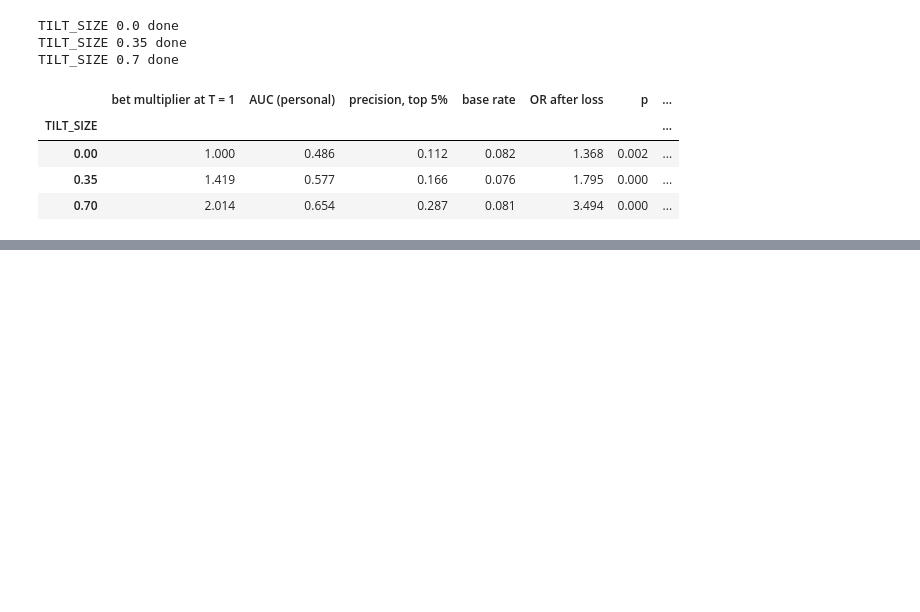
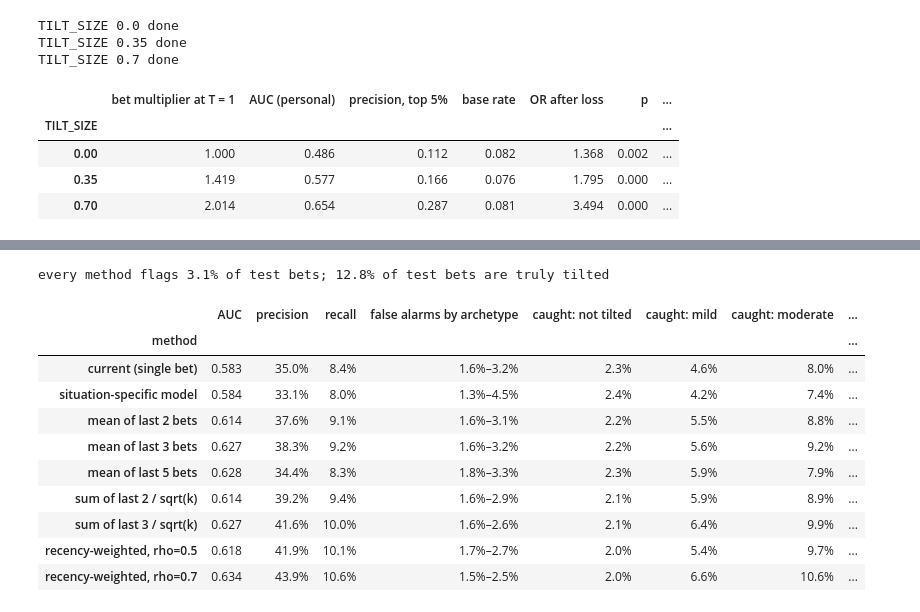
Before and after one commit to nabilislam34/Poker-hand-tilt, a Jupyter notebook: PokerTilt_Simulation.ipynb, the cells around one changed output, grey strips where cells are left out. Saved outputs shown, nothing was run; the diff lists cells and outputs as text; code cells hidden in the pictures; blank space fills up the shorter version.

```diff
--- a/PokerTilt_Simulation.ipynb
+++ b/PokerTilt_Simulation.ipynb
@@ -775,0 +800,24 @@ TILT_SIZE 0.7 done
+# %%
+from sklearn.metrics import roc_auc_score
+
+p = info['p'].copy()
+calib = p[p['is_calib']]
+
+
+def shrink_to(stats, prior_mu, prior_sd):
+    w = stats['n'] / (stats['n'] + K)
+    mu = w * stats['mu'] + (1 - w) * prior_mu
+    sd = np.sqrt(w * stats['sigma']**2 + (1 - w) * prior_sd**2).clip(lower=FLOOR)
+    return mu, sd
+
+
+# 1. situation-specific personal model: player x street x (open / raise), shrunk toward the player's street values
+p['situation'] = np.where(p['n_bets_before'] == 0, 'open', 'raise')
+calib = p[p['is_calib']]
+sit = calib.groupby(['player', 'street_idx', 'situation'])['resid'].agg(mu='median', sigma=robust_sd, n='size')
+sit = sit.join(p.groupby(['player', 'street_idx'])[['mu_p', 'sigma_p']].first(), on=['player', 'street_idx'])
+sit['mu_sit'], sit['sigma_sit'] = shrink_to(sit, sit['mu_p'], sit['sigma_p'])
+p = p.join(sit[['mu_sit', 'sigma_sit']], on=['player', 'street_idx', 'situation'])
+p['mu_sit'] = p['mu_sit'].fillna(p['mu_p'])
+p['sigma_sit'] = p['sigma_sit'].fillna(p['sigma_p'])
+p['s_situation'] = (p['resid'] - p['mu_sit']) / p['sigma_sit']
@@ -775,0 +862,32 @@ TILT_SIZE 0.7 done
+# %%
+t = p[~p['is_calib']].join(players[['archetype']], on='player')
+truth = t['tilted']
+rate = (t['s'] > 2).mean()                          # every method flags this same share of bets
+level = pd.cut(t['true_T'], [-1, 0.3, 0.6, 1.0, np.inf], labels=['not tilted', 'mild', 'moderate', 'strong'])
+
+rows = []
+for name in methods:
+    score = t[name]
+    flag = score >= score.quantile(1 - rate)
+    false_alarm = flag[~truth].groupby(t.loc[~truth, 'archetype']).mean()
+    row = {'method': name, 'AUC': roc_auc_score(truth, score),
+           'precision': flag[truth].sum() / flag.sum(), 'recall': flag[truth].mean(),
+           'false alarms by archetype': f"{false_alarm.min():.1%}–{false_alarm.max():.1%}"}
+    row.update({f'caught: {lv}': v for lv, v in flag.groupby(level, observed=True).mean().items()})
+    rows.append(row)
+improve = pd.DataFrame(rows).set_index('method')
+print(f"every method flags {rate:.1%} of test bets; {truth.mean():.1%} of test bets are truly tilted")
+improve.style.format({c: '{:.1%}' for c in improve.columns if c not in ['AUC', 'false alarms by archetype']} | {'AUC': '{:.3f}'})
+# %% [output]
+every method flags 3.1% of test bets; 12.8% of test bets are truly tilted
+|  | AUC | precision | recall | false alarms by archetype | caught: not tilted | caught: mild | caught: moderate | ... |
+| method |  |  |  |  |  |  |  | ... |
+| current (single bet) | 0.583 | 35.0% | 8.4% | 1.6%–3.2% | 2.3% | 4.6% | 8.0% | ... |
+| situation-specific model | 0.584 | 33.1% | 8.0% | 1.3%–4.5% | 2.4% | 4.2% | 7.4% | ... |
+| mean of last 2 bets | 0.614 | 37.6% | 9.1% | 1.6%–3.1% | 2.2% | 5.5% | 8.8% | ... |
+| mean of last 3 bets | 0.627 | 38.3% | 9.2% | 1.6%–3.2% | 2.2% | 5.6% | 9.2% | ... |
+| mean of last 5 bets | 0.628 | 34.4% | 8.3% | 1.8%–3.3% | 2.3% | 5.9% | 7.9% | ... |
+| sum of last 2 / sqrt(k) | 0.614 | 39.2% | 9.4% | 1.6%–2.9% | 2.1% | 5.9% | 8.9% | ... |
+| sum of last 3 / sqrt(k) | 0.627 | 41.6% | 10.0% | 1.6%–2.6% | 2.1% | 6.4% | 9.9% | ... |
+| recency-weighted, rho=0.5 | 0.618 | 41.9% | 10.1% | 1.7%–2.7% | 2.0% | 5.4% | 9.7% | ... |
+| recency-weighted, rho=0.7 | 0.634 | 43.9% | 10.6% | 1.5%–2.5% | 2.0% | 6.6% | 10.6% | ... |
```
Also changed, not shown: parts of 16 cells of this notebook, 1 other file.
